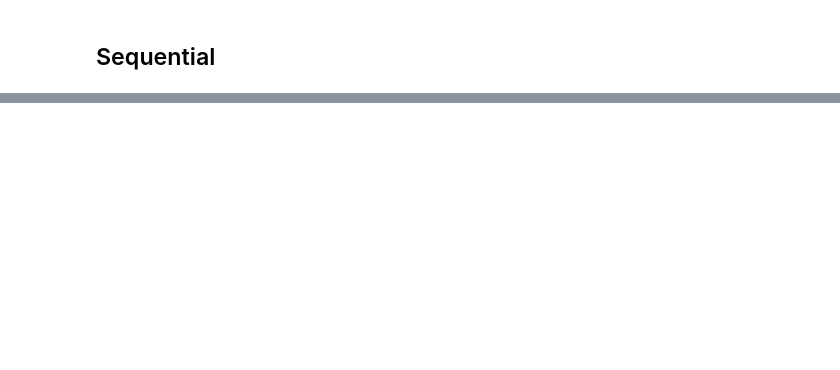
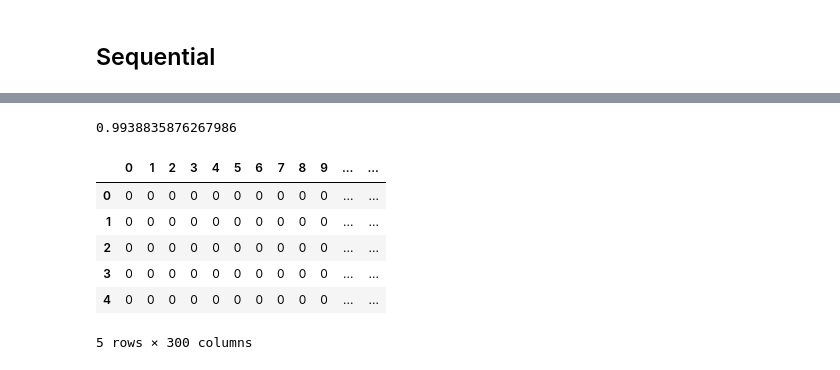
Before and after one commit to Reynch/Toxic-Comment-Classification-Challenge, a Jupyter notebook: EDA.ipynb, the cells around one changed output, grey strips where cells are left out. Drawn from its saved outputs; the diff is of its cells as text; code cells hidden in the pictures; blank space fills up the shorter version.

```diff
--- a/EDA.ipynb
+++ b/EDA.ipynb
@@ -364,0 +377,2 @@ model.add(Dense(20))
+# %%
+nn1 = get_model(10000, y_train.shape[1])
@@ -364,0 +391,2 @@ model.add(Dense(20))
+# %%
+nn1.fit(X_train_cv_df, y_train, verbose = 1, epochs = 10)
@@ -364,0 +468,4 @@ model.add(Dense(20))
+# %%
+accuracy_score(y_train, yhat_train_cv)
+# %% [output]
+0.9938835876267986
@@ -364,0 +474,12 @@ model.add(Dense(20))
+# %%
+X_train_cv_300 = X_train_cv_df.iloc[:,0:300]
+# %%
+X_train_cv_300.head()
+# %% [output]
+|  | 0 | 1 | 2 | 3 | 4 | 5 | 6 | 7 | 8 | 9 | ... | ... |
+| 0 | 0 | 0 | 0 | 0 | 0 | 0 | 0 | 0 | 0 | 0 | ... | ... |
+| 1 | 0 | 0 | 0 | 0 | 0 | 0 | 0 | 0 | 0 | 0 | ... | ... |
+| 2 | 0 | 0 | 0 | 0 | 0 | 0 | 0 | 0 | 0 | 0 | ... | ... |
+| 3 | 0 | 0 | 0 | 0 | 0 | 0 | 0 | 0 | 0 | 0 | ... | ... |
+| 4 | 0 | 0 | 0 | 0 | 0 | 0 | 0 | 0 | 0 | 0 | ... | ... |
+5 rows × 300 columns
```
Also changed, not shown: parts of 46 cells of this notebook.
